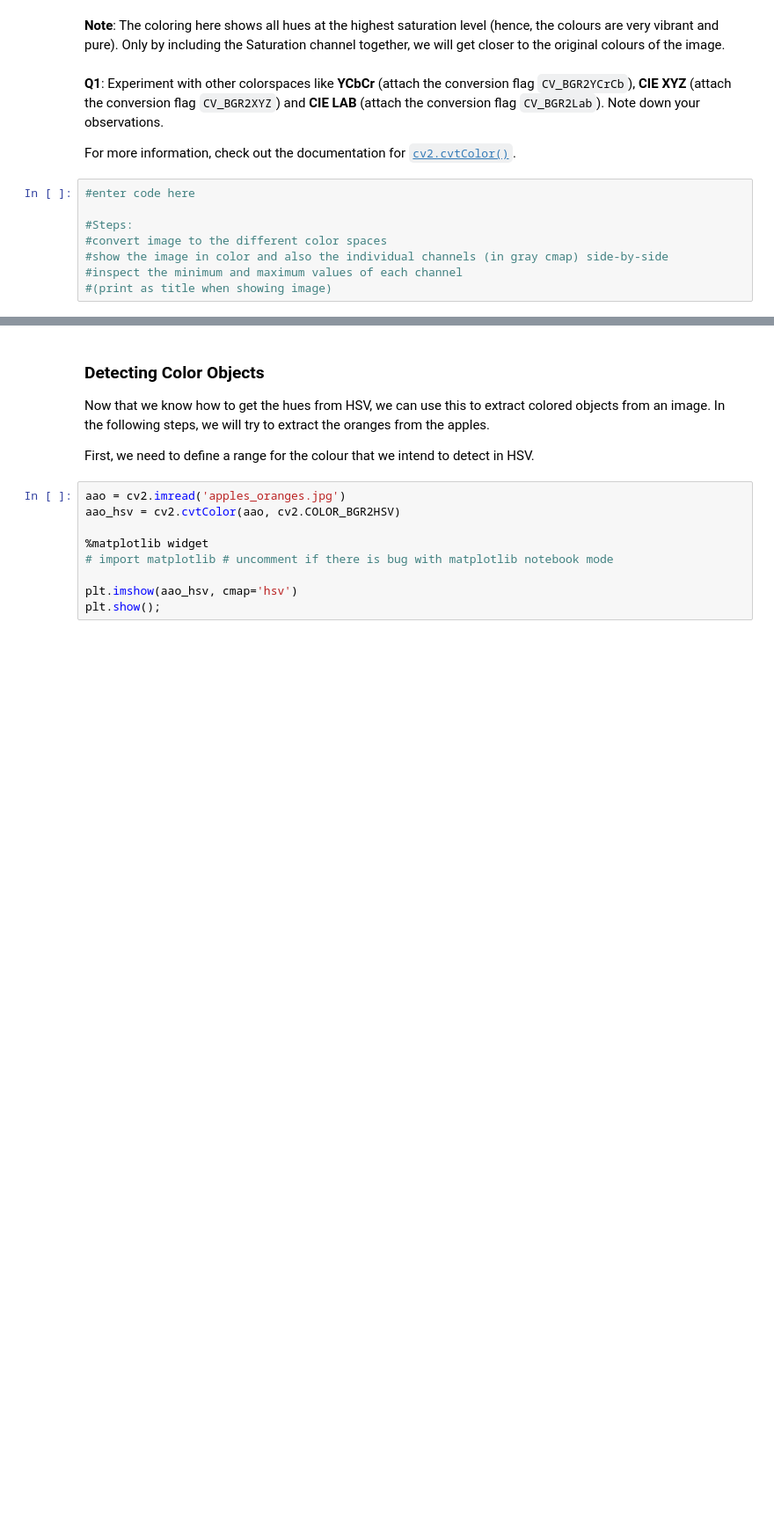
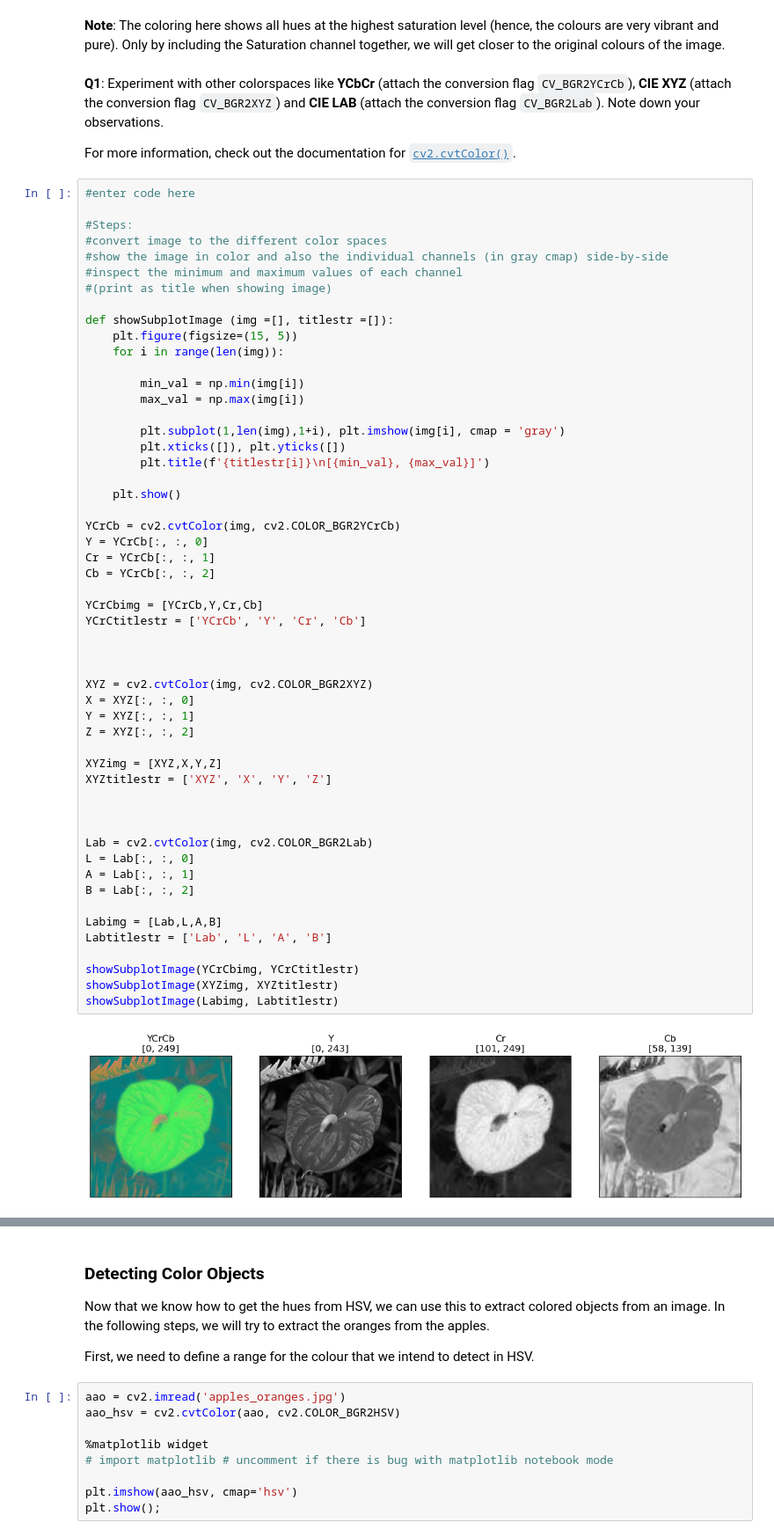
Before and after one commit to junyao0525/Vision-lab-CDS6334, a Jupyter notebook: Lab05/Lab05.ipynb, the cells around one changed output, grey strips where cells are left out. Shown at 88% size. Cells and saved outputs as stored; diff of their text form; blank space fills up the shorter version.

```diff
--- a/Lab05/Lab05.ipynb
+++ b/Lab05/Lab05.ipynb
@@ -87,11 +98,58 @@ plt.show();
 **Q1**: Experiment with other colorspaces like **YCbCr** (attach the conversion flag `CV_BGR2YCrCb`), **CIE XYZ** (attach the conversion flag `CV_BGR2XYZ`) and **CIE LAB** (attach the conversion flag `CV_BGR2Lab`). Note down your observations.
 
 For more information, check out the documentation for [`cv2.cvtColor()`](http://docs.opencv.org/3.0-beta/modules/imgproc/doc/miscellaneous_transformations.html#cvtcolor).
-# %%
-#enter code here
-
-#Steps:
-#convert image to the different color spaces
-#show the image in color and also the individual channels (in gray cmap) side-by-side
-#inspect the minimum and maximum values of each channel
-#(print as title when showing image)
+# %%
+#enter code here
+
+#Steps:
+#convert image to the different color spaces
+#show the image in color and also the individual channels (in gray cmap) side-by-side
+#inspect the minimum and maximum values of each channel
+#(print as title when showing image)
+
+def showSubplotImage (img =[], titlestr =[]):
+    plt.figure(figsize=(15, 5))
+    for i in range(len(img)):
+
+        min_val = np.min(img[i])
+        max_val = np.max(img[i])
+
+        plt.subplot(1,len(img),1+i), plt.imshow(img[i], cmap = 'gray')
+        plt.xticks([]), plt.yticks([])
+        plt.title(f'{titlestr[i]}\n[{min_val}, {max_val}]')
+
+    plt.show()
+
+YCrCb = cv2.cvtColor(img, cv2.COLOR_BGR2YCrCb)
+Y = YCrCb[:, :, 0]
+Cr = YCrCb[:, :, 1]
+Cb = YCrCb[:, :, 2]
+
+YCrCbimg = [YCrCb,Y,Cr,Cb]
+YCrCtitlestr = ['YCrCb', 'Y', 'Cr', 'Cb']
+
+
+
+XYZ = cv2.cvtColor(img, cv2.COLOR_BGR2XYZ)
+X = XYZ[:, :, 0]
+Y = XYZ[:, :, 1]
+Z = XYZ[:, :, 2]
+
+XYZimg = [XYZ,X,Y,Z]
+XYZtitlestr = ['XYZ', 'X', 'Y', 'Z']
+
+
+
+Lab = cv2.cvtColor(img, cv2.COLOR_BGR2Lab)
+L = Lab[:, :, 0]
+A = Lab[:, :, 1]
+B = Lab[:, :, 2]
+
+Labimg = [Lab,L,A,B]
+Labtitlestr = ['Lab', 'L', 'A', 'B']
+
+showSubplotImage(YCrCbimg, YCrCtitlestr)
+showSubplotImage(XYZimg, XYZtitlestr)
+showSubplotImage(Labimg, Labtitlestr)
+# %% [output]
+[figure, added]
```
Also changed, not shown: parts of 18 cells of this notebook.
